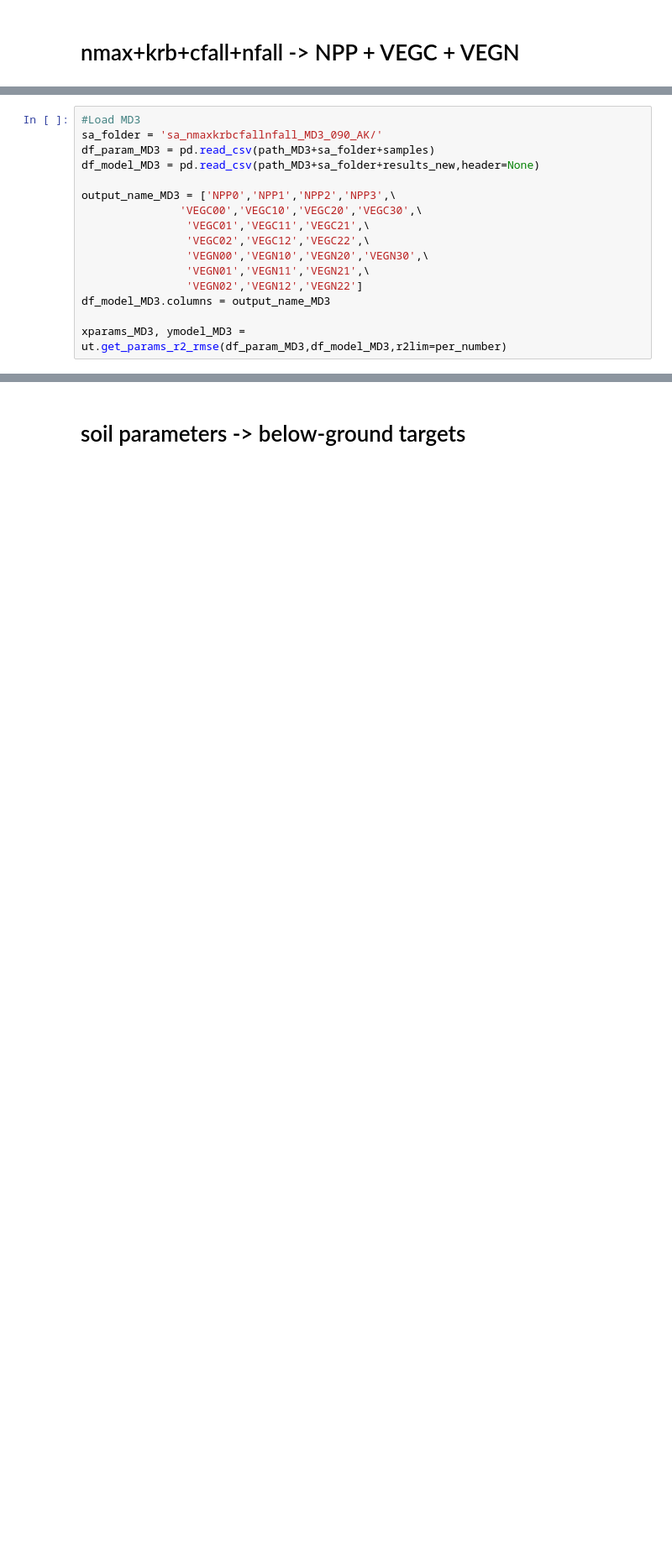
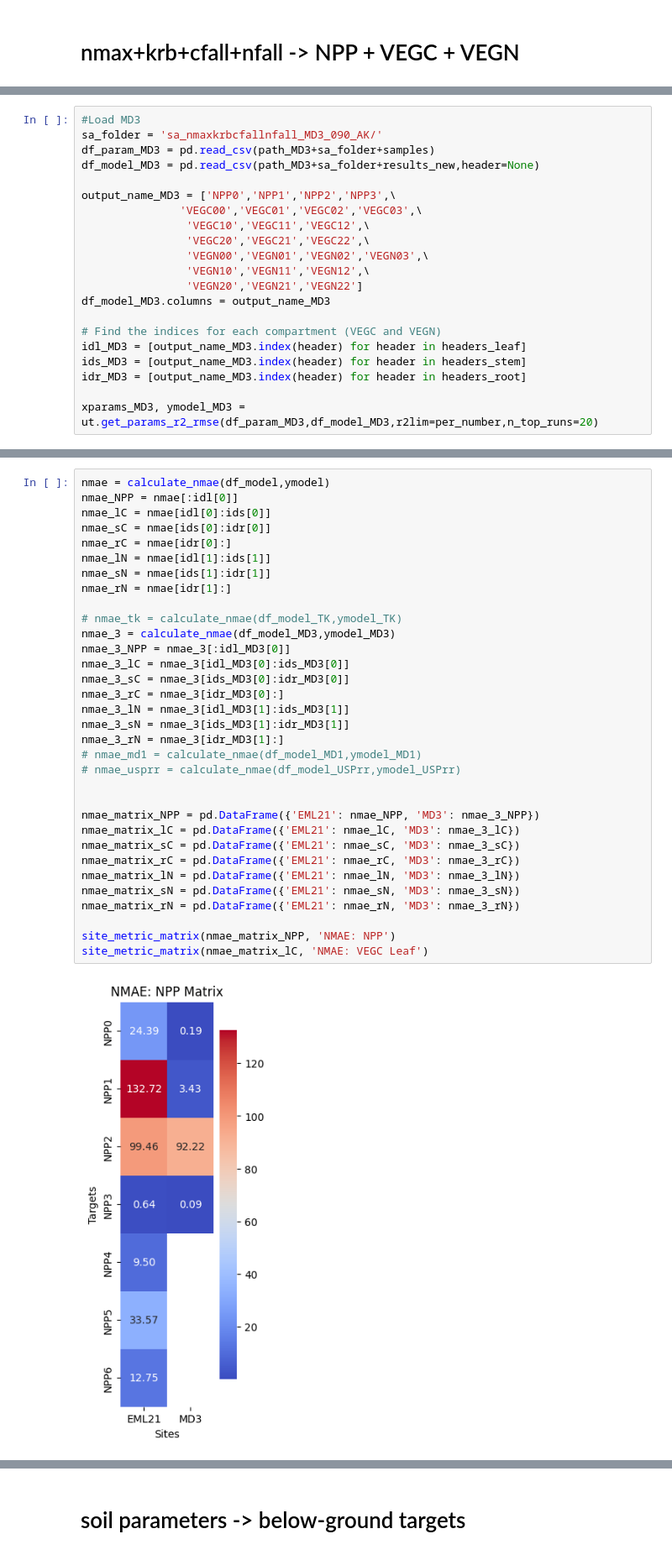
Before and after one commit to whrc/MADS-TEM-calibration, a Jupyter notebook: Paper_Figures.ipynb, the cells around one changed output, grey strips where cells are left out. Shown: that part at 84% size. Cells and saved outputs as stored; diff of their text form; blank space fills up the shorter version.

Commit message:
update Paper_Figures.ipynb veg matrix

```diff
--- a/Paper_Figures.ipynb
+++ b/Paper_Figures.ipynb
@@ -308,12 +317,17 @@ df_param_MD3 = pd.read_csv(path_MD3+sa_folder+samples)
 df_model_MD3 = pd.read_csv(path_MD3+sa_folder+results_new,header=None)
 
 output_name_MD3 = ['NPP0','NPP1','NPP2','NPP3',\
-               'VEGC00','VEGC10','VEGC20','VEGC30',\
-                'VEGC01','VEGC11','VEGC21',\
-                'VEGC02','VEGC12','VEGC22',\
-                'VEGN00','VEGN10','VEGN20','VEGN30',\
-                'VEGN01','VEGN11','VEGN21',\
-                'VEGN02','VEGN12','VEGN22']
+               'VEGC00','VEGC01','VEGC02','VEGC03',\
+                'VEGC10','VEGC11','VEGC12',\
+                'VEGC20','VEGC21','VEGC22',\
+                'VEGN00','VEGN01','VEGN02','VEGN03',\
+                'VEGN10','VEGN11','VEGN12',\
+                'VEGN20','VEGN21','VEGN22']
 df_model_MD3.columns = output_name_MD3
 
-xparams_MD3, ymodel_MD3 =  ut.get_params_r2_rmse(df_param_MD3,df_model_MD3,r2lim=per_number)
+# Find the indices for each compartment (VEGC and VEGN)
+idl_MD3 = [output_name_MD3.index(header) for header in headers_leaf]
+ids_MD3 = [output_name_MD3.index(header) for header in headers_stem]
+idr_MD3 = [output_name_MD3.index(header) for header in headers_root]
+
+xparams_MD3, ymodel_MD3 =  ut.get_params_r2_rmse(df_param_MD3,df_model_MD3,r2lim=per_number,n_top_runs=20)
@@ -349,0 +334,35 @@ site_metric_matrix(z_matrix.iloc[4:,:], 'Z-score')
+# %%
+nmae = calculate_nmae(df_model,ymodel)
+nmae_NPP = nmae[:idl[0]]
+nmae_lC = nmae[idl[0]:ids[0]]
+nmae_sC = nmae[ids[0]:idr[0]]
+nmae_rC = nmae[idr[0]:]
+nmae_lN = nmae[idl[1]:ids[1]]
+nmae_sN = nmae[ids[1]:idr[1]]
+nmae_rN = nmae[idr[1]:]
+
+# nmae_tk = calculate_nmae(df_model_TK,ymodel_TK)
+nmae_3 = calculate_nmae(df_model_MD3,ymodel_MD3)
+nmae_3_NPP = nmae_3[:idl_MD3[0]]
+nmae_3_lC = nmae_3[idl_MD3[0]:ids_MD3[0]]
+nmae_3_sC = nmae_3[ids_MD3[0]:idr_MD3[0]]
+nmae_3_rC = nmae_3[idr_MD3[0]:]
+nmae_3_lN = nmae_3[idl_MD3[1]:ids_MD3[1]]
+nmae_3_sN = nmae_3[ids_MD3[1]:idr_MD3[1]]
+nmae_3_rN = nmae_3[idr_MD3[1]:]
+# nmae_md1 = calculate_nmae(df_model_MD1,ymodel_MD1)
+# nmae_usprr = calculate_nmae(df_model_USPrr,ymodel_USPrr)
+
+
+nmae_matrix_NPP = pd.DataFrame({'EML21': nmae_NPP, 'MD3': nmae_3_NPP})
+nmae_matrix_lC = pd.DataFrame({'EML21': nmae_lC, 'MD3': nmae_3_lC})
+nmae_matrix_sC = pd.DataFrame({'EML21': nmae_sC, 'MD3': nmae_3_sC})
+nmae_matrix_rC = pd.DataFrame({'EML21': nmae_rC, 'MD3': nmae_3_rC})
+nmae_matrix_lN = pd.DataFrame({'EML21': nmae_lN, 'MD3': nmae_3_lN})
+nmae_matrix_sN = pd.DataFrame({'EML21': nmae_sN, 'MD3': nmae_3_sN})
+nmae_matrix_rN = pd.DataFrame({'EML21': nmae_rN, 'MD3': nmae_3_rN})
+
+site_metric_matrix(nmae_matrix_NPP, 'NMAE: NPP')
+site_metric_matrix(nmae_matrix_lC, 'NMAE: VEGC Leaf')
+# %% [output]
+[figure, added]
```
Also changed, not shown: parts of 4 cells of this notebook.
